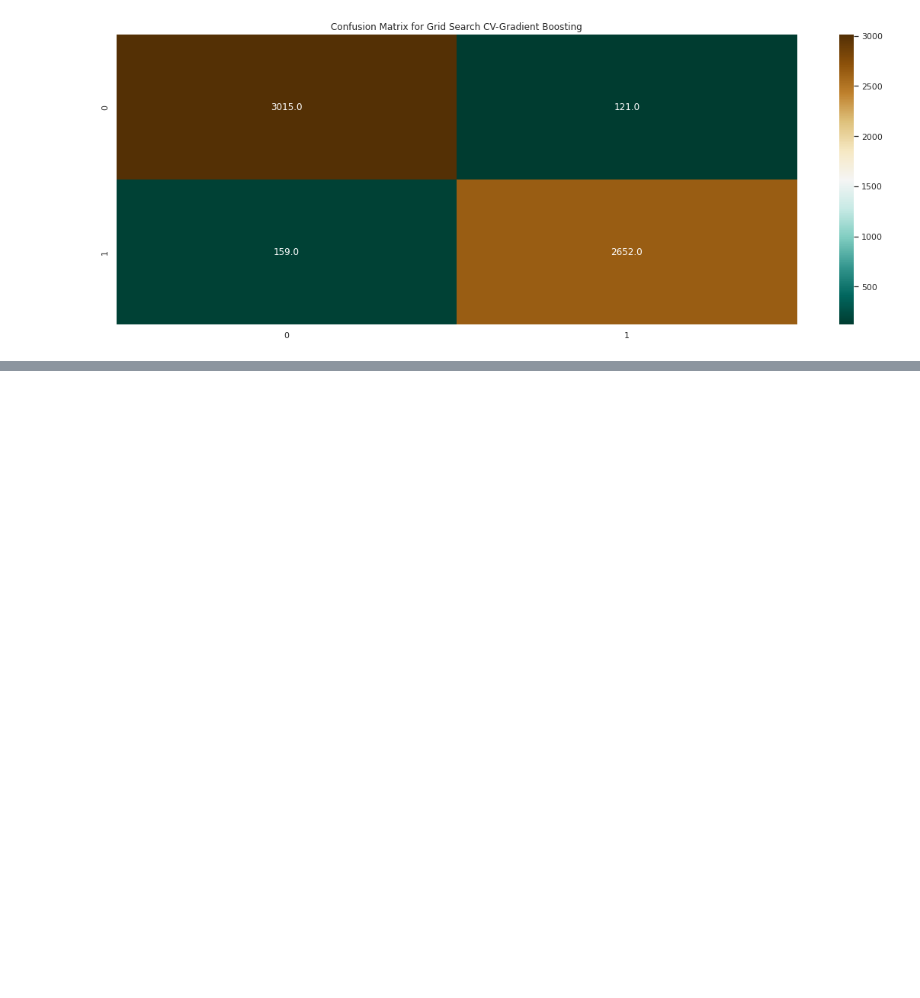
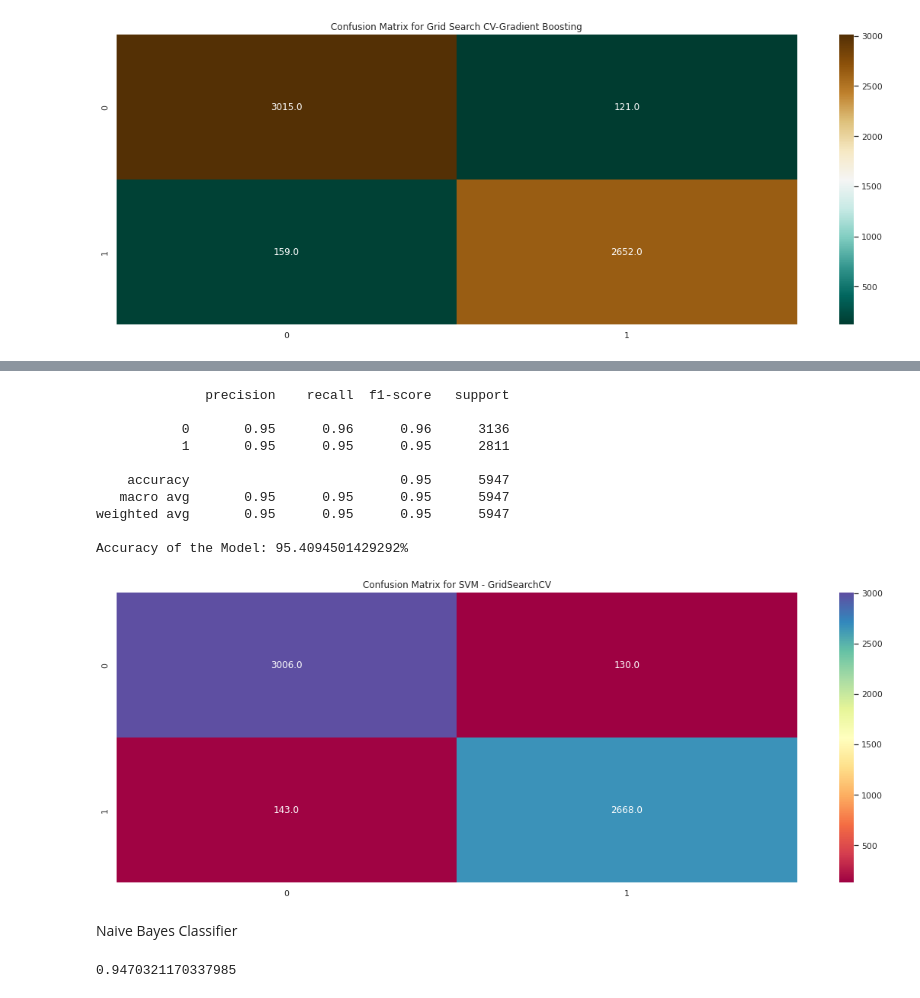
Before and after one commit to sameersat96/Airline-passenger-referral-predicton, a Jupyter notebook: Airline_passenger_referral_predicton.ipynb, the cells around one changed output, grey strips where cells are left out. Saved outputs shown, nothing was run; the diff lists cells and outputs as text; code cells hidden in the pictures; blank space fills up the shorter version.

```diff
--- a/Airline_passenger_referral_predicton.ipynb
+++ b/Airline_passenger_referral_predicton.ipynb
@@ -963,0 +1052,23 @@ metrics_df=add_metrics_details("Grid Search CV-Gradient Boosting",Y_test,Y_pred,
+# %%
+# Evaluation of the model.
+Y_pred = svc.predict(X_test)
+
+print(classification_report(Y_test, Y_pred))
+cm = confusion_matrix( Y_test,Y_pred)
+
+print("Accuracy of the Model: {}%\n".format((accuracy_score( Y_test,Y_pred))*100))
+sns.heatmap(cm, annot=True, fmt = ".1f",cmap="Spectral")
+plt.title("Confusion Matrix for SVM - GridSearchCV")
+plt.show()
+# %% [output]
+              precision    recall  f1-score   support
+
+           0       0.95      0.96      0.96      3136
+           1       0.95      0.95      0.95      2811
+
+    accuracy                           0.95      5947
+   macro avg       0.95      0.95      0.95      5947
+weighted avg       0.95      0.95      0.95      5947
+
+Accuracy of the Model: 95.4094501429292%
+[figure, added]
@@ -963,0 +1078,9 @@ metrics_df=add_metrics_details("Grid Search CV-Gradient Boosting",Y_test,Y_pred,
+# %% [markdown]
+Naive Bayes Classifier
+# %%
+from sklearn.naive_bayes import GaussianNB
+spam_detect_model = GaussianNB()
+spam_detect_model.fit(X_train, Y_train)
+spam_detect_model.score(X_test, Y_test)
+# %% [output]
+0.9470321170337985
```
Also changed, not shown: parts of 26 cells of this notebook.
